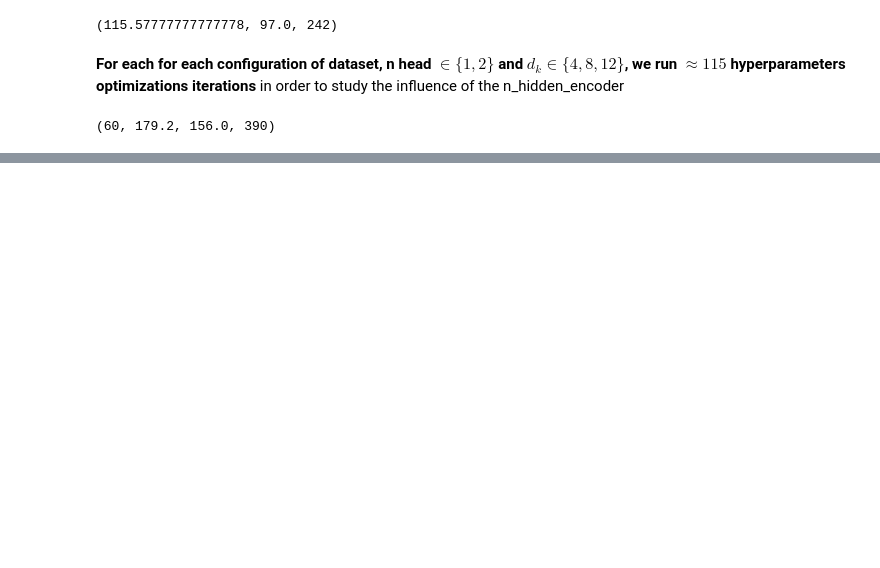
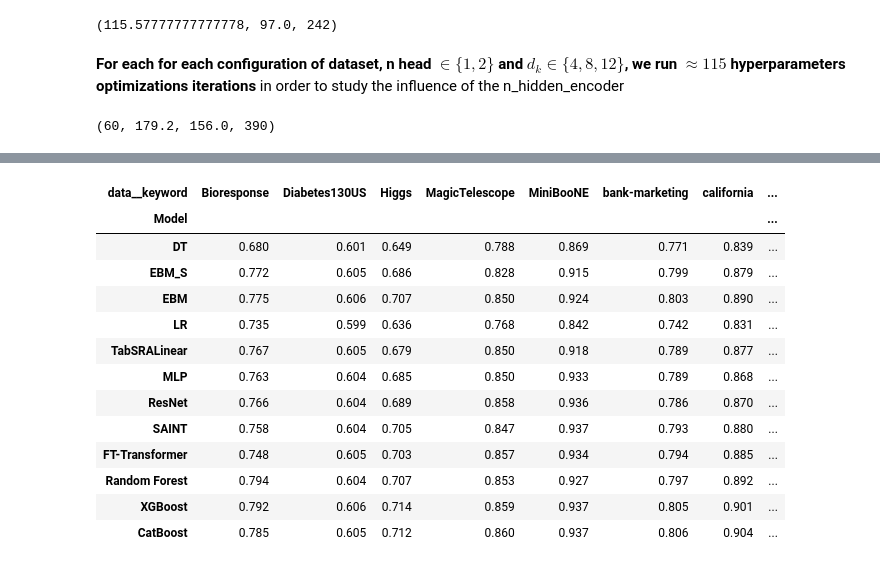
Before and after one commit to anselmeamekoe/TabSRA, a Jupyter notebook: tabular-benchmark/analyses/results.ipynb, the cells around one changed output, grey strips where cells are left out. Saved outputs shown, nothing was run; the diff lists cells and outputs as text; code cells hidden in the pictures; blank space fills up the shorter version.

```diff
--- a/tabular-benchmark/analyses/results.ipynb
+++ b/tabular-benchmark/analyses/results.ipynb
@@ -358,2 +412,5 @@ res
 # %%
-features = ['model_name','mean_test_score','std_test_score','mean_time']
+features = ['benchmark','data__keyword','Model','Mean Test Score','Std Test Score','Mean Runing Time']
+dict_replace_name = {'DecisionTree':'DT','Linear':'LR', 'TabSRA':'TabSRALinear',
+                     'Resnet':'ResNet','FT Transformer':'FT-Transformer','RandomForest':'Random Forest'
+                    }
@@ -391,0 +417,4 @@ res[(res.benchmark=='numerical_regression_medium')&(res.data__keyword=='yprop_4_
+# %%
+res.columns = features
+res.replace(dict_replace_name,inplace=True)
+res.benchmark.value_counts()
@@ -391,0 +463,18 @@ res[(res.benchmark=='numerical_regression_medium')&(res.data__keyword=='yprop_4_
+# %%
+res_NC = res[res.benchmark=='numerical_classification_medium'].pivot_table(values='Mean Test Score',columns='data__keyword',index='Model')
+res_NC.iloc[[1,3,2,5,10,6,8,9,4,7,11,0]]
+# %% [output]
+| data__keyword | Bioresponse | Diabetes130US | Higgs | MagicTelescope | MiniBooNE | bank-marketing | california | ... |
+| Model |  |  |  |  |  |  |  | ... |
+| DT | 0.680 | 0.601 | 0.649 | 0.788 | 0.869 | 0.771 | 0.839 | ... |
+| EBM_S | 0.772 | 0.605 | 0.686 | 0.828 | 0.915 | 0.799 | 0.879 | ... |
+| EBM | 0.775 | 0.606 | 0.707 | 0.850 | 0.924 | 0.803 | 0.890 | ... |
+| LR | 0.735 | 0.599 | 0.636 | 0.768 | 0.842 | 0.742 | 0.831 | ... |
+| TabSRALinear | 0.767 | 0.605 | 0.679 | 0.850 | 0.918 | 0.789 | 0.877 | ... |
+| MLP | 0.763 | 0.604 | 0.685 | 0.850 | 0.933 | 0.789 | 0.868 | ... |
+| ResNet | 0.766 | 0.604 | 0.689 | 0.858 | 0.936 | 0.786 | 0.870 | ... |
+| SAINT | 0.758 | 0.604 | 0.705 | 0.847 | 0.937 | 0.793 | 0.880 | ... |
+| FT-Transformer | 0.748 | 0.605 | 0.703 | 0.857 | 0.934 | 0.794 | 0.885 | ... |
+| Random Forest | 0.794 | 0.604 | 0.707 | 0.853 | 0.927 | 0.797 | 0.892 | ... |
+| XGBoost | 0.792 | 0.606 | 0.714 | 0.859 | 0.937 | 0.805 | 0.901 | ... |
+| CatBoost | 0.785 | 0.605 | 0.712 | 0.860 | 0.937 | 0.806 | 0.904 | ... |
```
Also changed, not shown: parts of 33 cells of this notebook, 2 other files.
